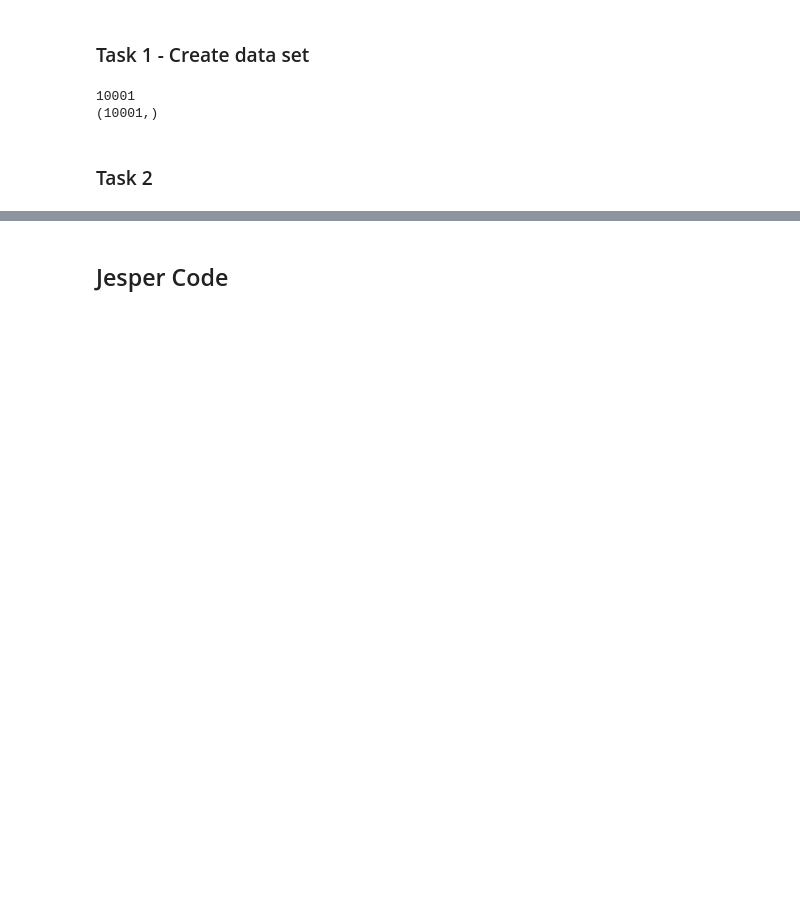
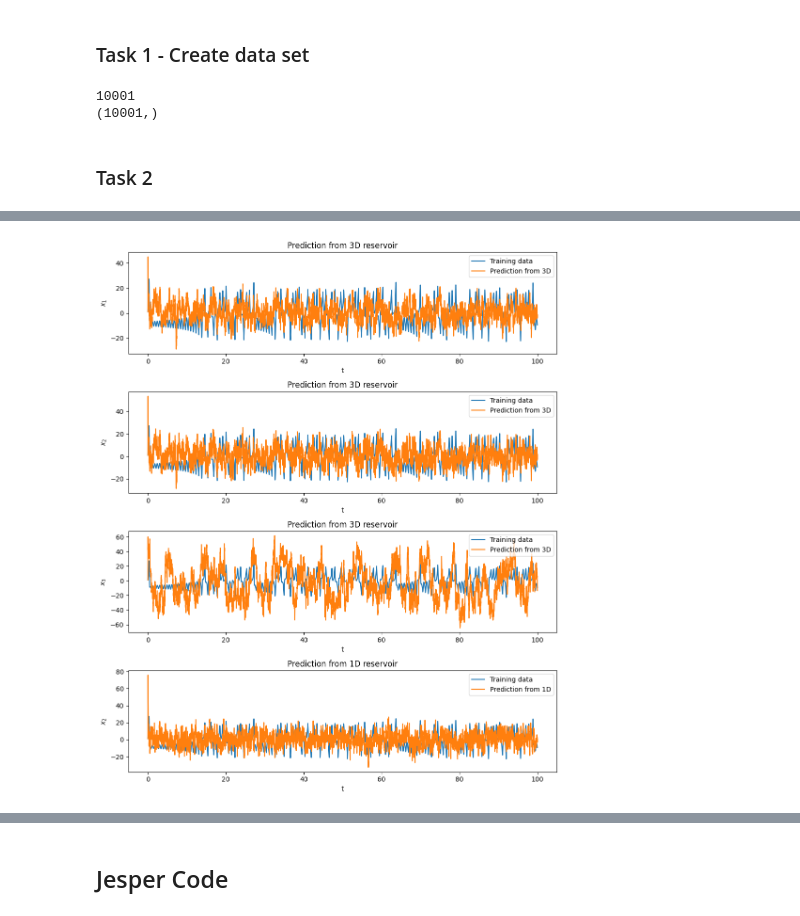
Before and after one commit to maximiliann97/Advanced-ML-TIF360, a Jupyter notebook: HW D/Reservoir computing.ipynb, the cells around one changed output, grey strips where cells are left out. Saved outputs shown, nothing was run; the diff lists cells and outputs as text; code cells hidden in the pictures; blank space fills up the shorter version.

```diff
--- a/HW D/Reservoir computing.ipynb
+++ b/HW D/Reservoir computing.ipynb
@@ -157,0 +143,53 @@ plt.show()
+# %%
+#Parameters
+nReservoirNeurons = 500
+sigma = 0.2
+ridge = 0.01
+
+temp = Y[1,:]
+x2 = temp.reshape((1, Y.shape[1]))
+
+# Create the reservoir object and compute the reservoir states
+reservoir_3D = Reservoir(3, nReservoirNeurons, sigma, Y)
+reservoir_3D.compute_reservoir_states(ridge)
+
+reservoir_1D = Reservoir(1, nReservoirNeurons, sigma, x2)
+reservoir_1D.compute_reservoir_states(ridge)
+
+pred_3D = reservoir_3D.predict(x0)
+pred_1D = reservoir_1D.predict(x0[1])
+
+t_span = np.linspace(t0, tf, int((tf - t0) / dt) + 1)
+# %%
+import matplotlib.pyplot as plt
+
+t_span = np.linspace(t0, tf, int((tf - t0) / dt) + 1)
+t_shape = np.shape(t_span)
+
+# Define figure and axes
+fig, axes = plt.subplots(4, 1, figsize=(10, 12))
+
+# Plot the training data in all subplots
+for ax in axes:
+    ax.plot(t_span, Y[1,:], label='Training data')
+
+# Plot the predictions from the 3D reservoir in the first three subplots
+for i, ax in enumerate(axes[:-1]):
+    ax.plot(t_span, pred_3D[i,:], label='Prediction from 3D')
+    ax.set_ylabel(fr'$x_{i+1}$')
+    ax.set_xlabel('t')
+    ax.set_title('Prediction from 3D reservoir')
+    ax.legend()
+
+# Plot the predictions from the 1D reservoir in the fourth subplot
+axes[-1].plot(t_span, pred_1D.reshape(t_shape), label='Prediction from 1D')
+axes[-1].set_ylabel(r'$x_2$')
+axes[-1].set_xlabel('t')
+axes[-1].set_title('Prediction from 1D reservoir')
+axes[-1].legend()
+
+# Show the figure
+plt.tight_layout()
+plt.show()
+# %% [output]
+[figure, added]
```
Also changed, not shown: parts of 12 cells of this notebook.
